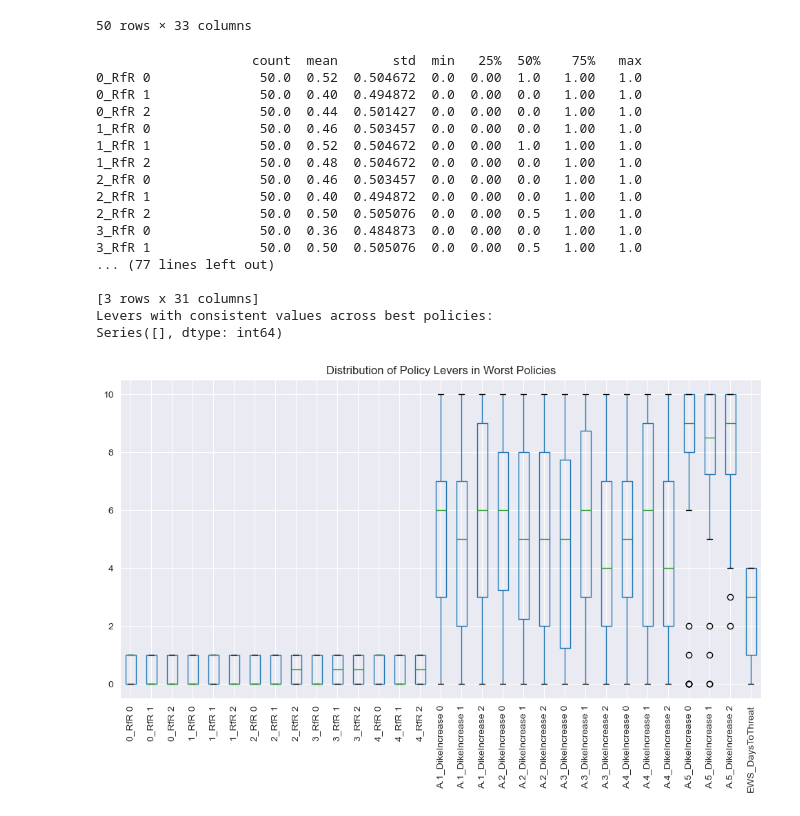
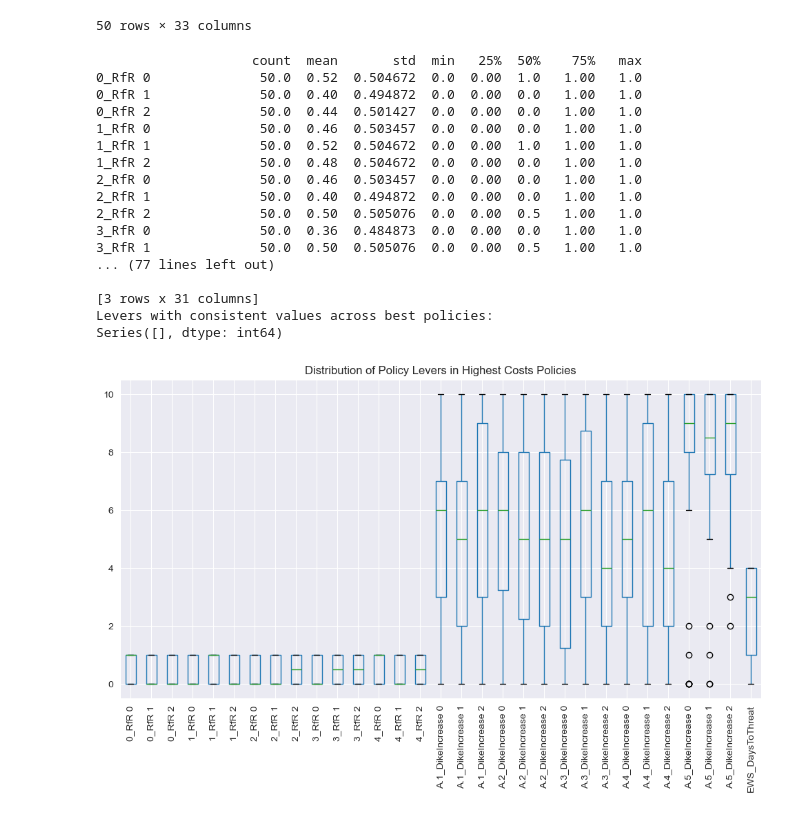
Before and after one commit to DvdhEPA/EMAworkbench, a Jupyter notebook: final assignment/Problem Formulations.ipynb, the cells around one changed output. Cells and saved outputs as stored; diff of their text form; code cells hidden in the pictures.

```diff
--- a/final assignment/Problem Formulations.ipynb
+++ b/final assignment/Problem Formulations.ipynb
@@ -714,35 +714,35 @@ print(modes_df)
 n_unique_values = final_df_high_costs[policy_levers].nunique()
 consistent_levers = n_unique_values[n_unique_values == 1]
 print("Levers with consistent values across best policies:")
 print(consistent_levers)
 
 # Optional: visualize (e.g., boxplots)
 import matplotlib.pyplot as plt
 import seaborn as sns
 
 plt.figure(figsize=(12, 6))
 final_df_high_costs[policy_levers].boxplot(rot=90)
-plt.title("Distribution of Policy Levers in Worst Policies")
+plt.title("Distribution of Policy Levers in Highest Costs Policies")
 plt.show()
 # %% [output]
                     count  mean       std  min   25%  50%    75%   max
 0_RfR 0              50.0  0.52  0.504672  0.0  0.00  1.0   1.00   1.0
 0_RfR 1              50.0  0.40  0.494872  0.0  0.00  0.0   1.00   1.0
 0_RfR 2              50.0  0.44  0.501427  0.0  0.00  0.0   1.00   1.0
 1_RfR 0              50.0  0.46  0.503457  0.0  0.00  0.0   1.00   1.0
 1_RfR 1              50.0  0.52  0.504672  0.0  0.00  1.0   1.00   1.0
 1_RfR 2              50.0  0.48  0.504672  0.0  0.00  0.0   1.00   1.0
 2_RfR 0              50.0  0.46  0.503457  0.0  0.00  0.0   1.00   1.0
 2_RfR 1              50.0  0.40  0.494872  0.0  0.00  0.0   1.00   1.0
 2_RfR 2              50.0  0.50  0.505076  0.0  0.00  0.5   1.00   1.0
 3_RfR 0              50.0  0.36  0.484873  0.0  0.00  0.0   1.00   1.0
 3_RfR 1              50.0  0.50  0.505076  0.0  0.00  0.5   1.00   1.0
 ... (77 lines left out)
 
 [3 rows x 31 columns]
 Levers with consistent values across best policies:
 Series([], dtype: int64)
-[figure, old version]
+[figure, new version]
 # %%
 experiments.columns
 # %%
```
Also changed, not shown: parts of 3 cells of this notebook.
